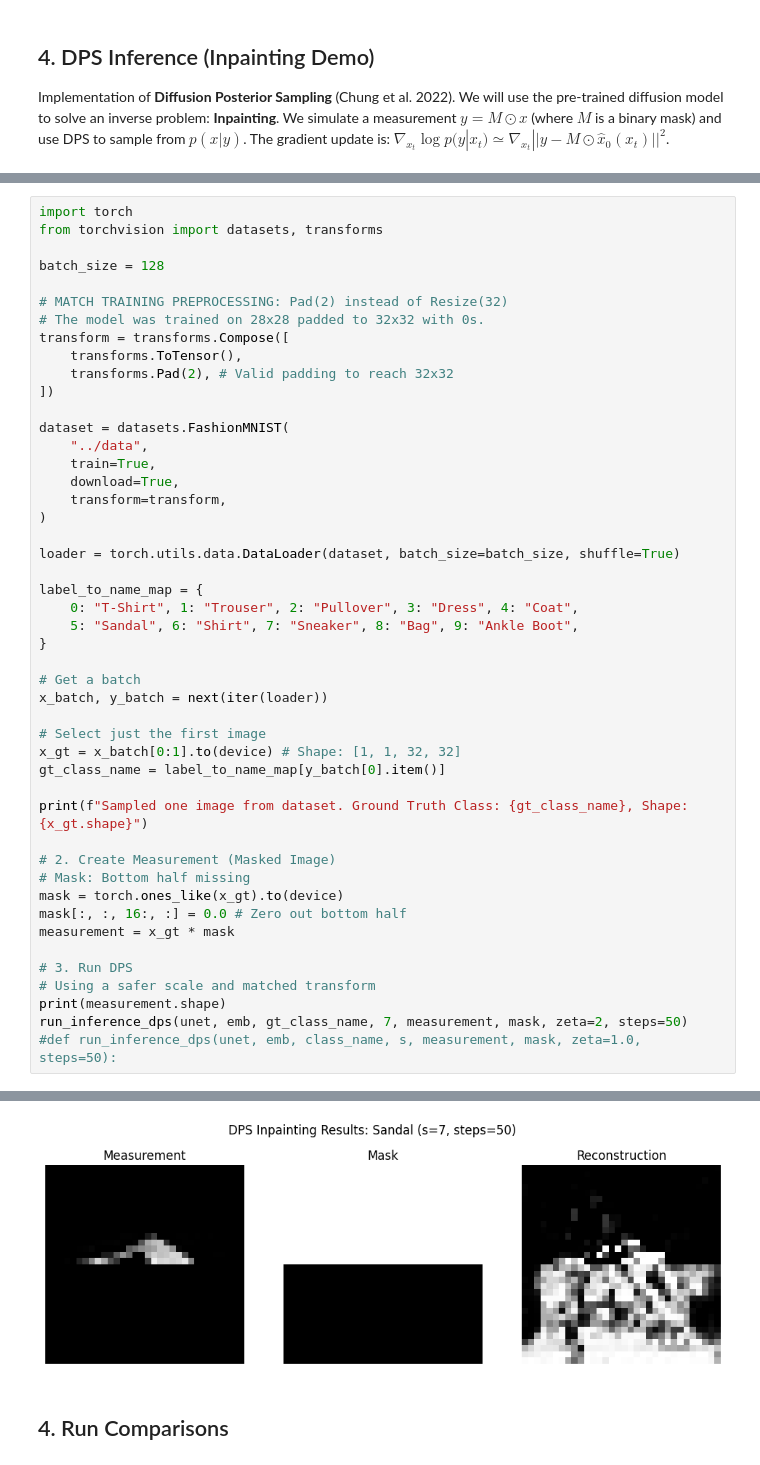
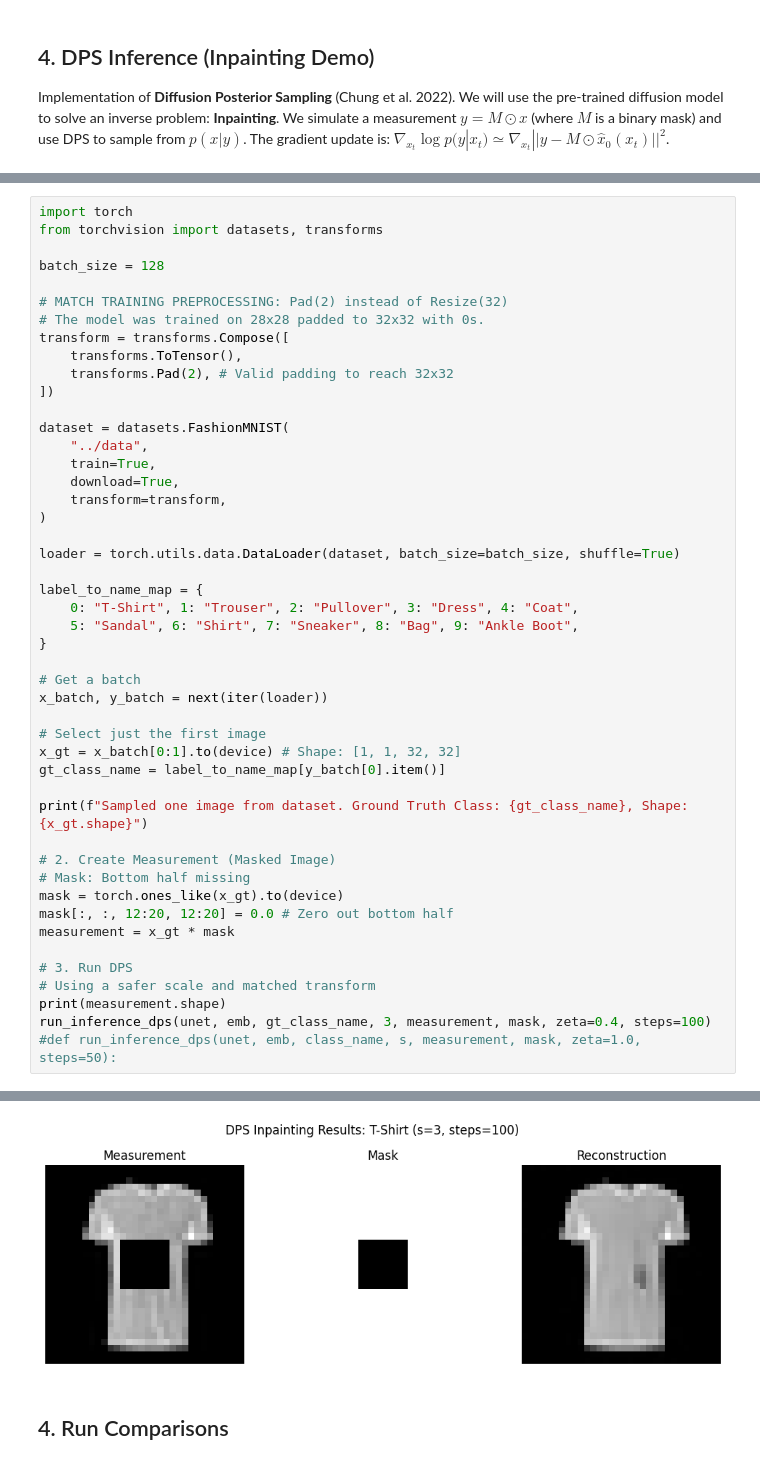
Before and after one commit to schwp/genai-ddpm-inpainting, a Jupyter notebook: src/inference.ipynb, the cells around one changed output, grey strips where cells are left out. Cells and saved outputs as stored; diff of their text form.

```diff
--- a/src/inference.ipynb
+++ b/src/inference.ipynb
@@ -344,12 +344,12 @@ print(f"Sampled one image from dataset. Ground Truth Class: {gt_class_name}, Sha
 # 2. Create Measurement (Masked Image)
 # Mask: Bottom half missing
 mask = torch.ones_like(x_gt).to(device)
-mask[:, :, 16:, :] = 0.0 # Zero out bottom half
+mask[:, :, 12:20, 12:20] = 0.0 # Zero out bottom half
 measurement = x_gt * mask
 
 # 3. Run DPS
 # Using a safer scale and matched transform
 print(measurement.shape)
-run_inference_dps(unet, emb, gt_class_name, 7, measurement, mask, zeta=2, steps=50)
+run_inference_dps(unet, emb, gt_class_name, 3, measurement, mask, zeta=0.4, steps=100)
 #def run_inference_dps(unet, emb, class_name, s, measurement, mask, zeta=1.0, steps=50):
 # %% [output]
@@ -369,4 +369,4 @@ Step 40/50 | t=180 | Loss: 78.1736 | |Grad|: 21.6543 | x_range: [-1.29, 4.84]
-[figure, old version]
+[figure, new version]
 # %% [markdown]
 ## 4. Run Comparisons
 # %%
```
Also changed, not shown: parts of 9 cells of this notebook, 4 other files.
